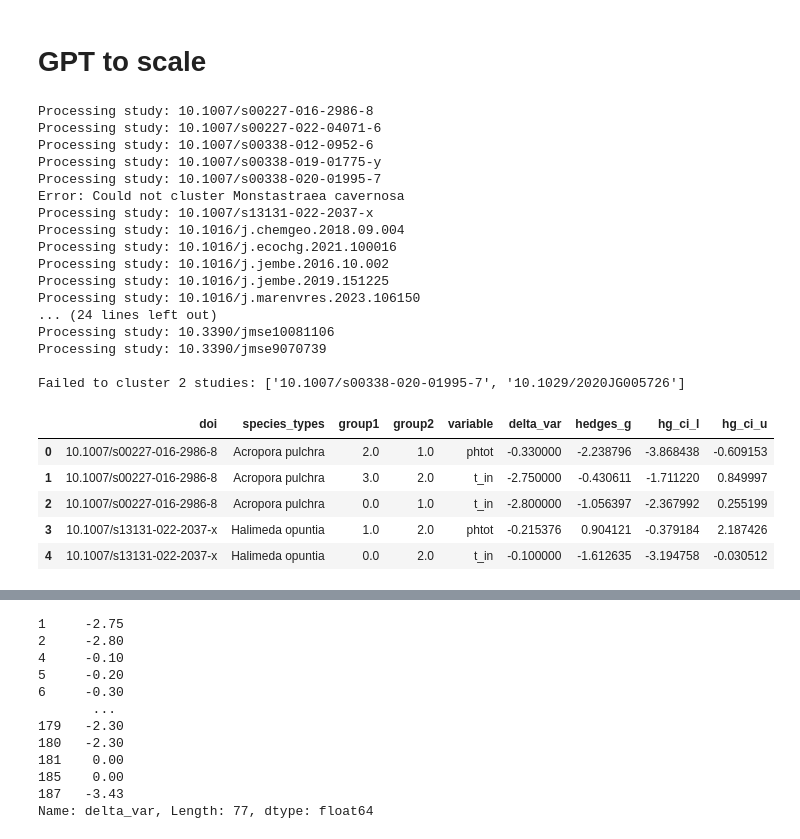
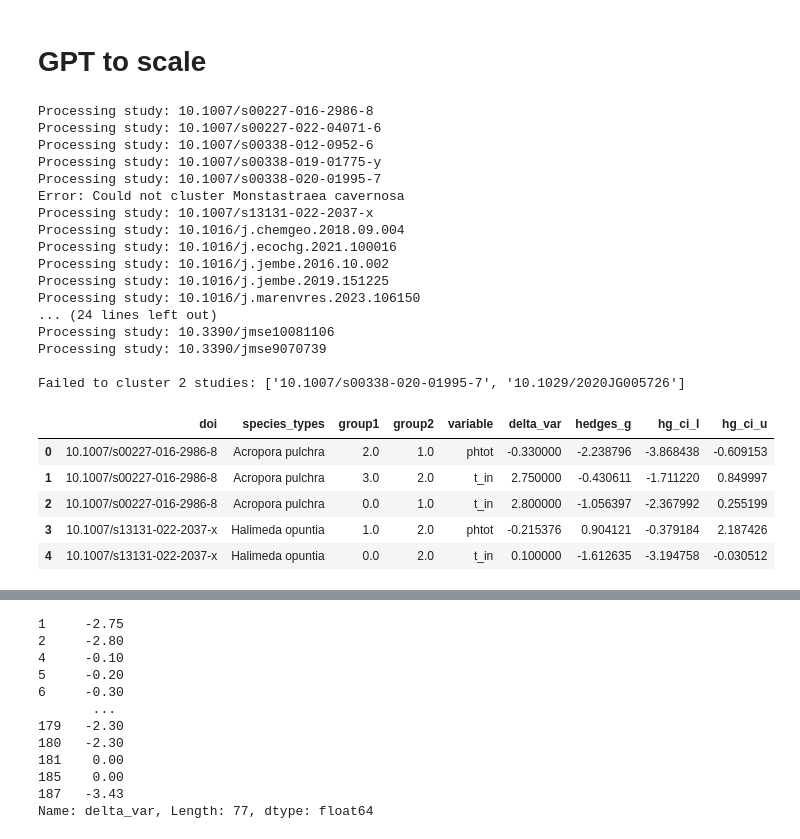
Before and after one commit to orlando-code/calc-rates, a Jupyter notebook: analysis.ipynb, the cells around one changed output, grey strips where cells are left out. Saved outputs shown, nothing was run; the diff lists cells and outputs as text; code cells hidden in the pictures.

```diff
--- a/analysis.ipynb
+++ b/analysis.ipynb
@@ -308,7 +308,7 @@ def compute_hedges_g(df, vars_to_compare=['t_in', 'phtot']):
                             if df1_sample[var] > df2_sample[var]:
                                 group1, group2 = group2, group1
                                 df1_sample, df2_sample = df2_sample, df1_sample
-                            delta_var = df1_sample[var] - df2_sample[var]
+                            delta_var = df2_sample[var] - df1_sample[var]
 
                         mu1, std1, n1 = df1_sample['calcification'], df1_sample['calcification_sd'], df1_sample['n']
                         mu2, std2, n2 = df2_sample['calcification'], df2_sample['calcification_sd'], df2_sample['n']
@@ -341,43 +341,42 @@ for study_name, study_df in carb_df.groupby('doi'):
     study_df = cluster_treatments(study_df, independent_vars)
     if any(study_df['treatment_group'].isna()):
         failures.append(study_name)
         continue
     # 2. identify control conditions (min_temp, max_pH)
     control_conditions = determine_control_conditions(study_df)
 
     # 3. compute Hedges' g for each treatment group
     hedges_results = compute_hedges_g(study_df)
     all_results.extend(hedges_results)
 
 print(f"\nFailed to cluster {len(failures)} studies: {failures}")
+
+results_df = pd.DataFrame(all_results)
+results_df.head()
 # %% [output]
 Processing study: 10.1007/s00227-016-2986-8
 Processing study: 10.1007/s00227-022-04071-6
 Processing study: 10.1007/s00338-012-0952-6
 Processing study: 10.1007/s00338-019-01775-y
 Processing study: 10.1007/s00338-020-01995-7
 Error: Could not cluster Monstastraea cavernosa
 Processing study: 10.1007/s13131-022-2037-x
 Processing study: 10.1016/j.chemgeo.2018.09.004
 Processing study: 10.1016/j.ecochg.2021.100016
 Processing study: 10.1016/j.jembe.2016.10.002
 Processing study: 10.1016/j.jembe.2019.151225
 Processing study: 10.1016/j.marenvres.2023.106150
 ... (24 lines left out)
 Processing study: 10.3390/jmse10081106
 Processing study: 10.3390/jmse9070739
 
 Failed to cluster 2 studies: ['10.1007/s00338-020-01995-7', '10.1029/2020JG005726']
+|  | doi | species_types | group1 | group2 | variable | delta_var | hedges_g | hg_ci_l | hg_ci_u |
+| 0 | 10.1007/s00227-016-2986-8 | Acropora pulchra | 2.0 | 1.0 | phtot | -0.330000 | -2.238796 | -3.868438 | -0.609153 |
+| 1 | 10.1007/s00227-016-2986-8 | Acropora pulchra | 3.0 | 2.0 | t_in | 2.750000 | -0.430611 | -1.711220 | 0.849997 |
+| 2 | 10.1007/s00227-016-2986-8 | Acropora pulchra | 0.0 | 1.0 | t_in | 2.800000 | -1.056397 | -2.367992 | 0.255199 |
+| 3 | 10.1007/s13131-022-2037-x | Halimeda opuntia | 1.0 | 2.0 | phtot | -0.215376 | 0.904121 | -0.379184 | 2.187426 |
+| 4 | 10.1007/s13131-022-2037-x | Halimeda opuntia | 0.0 | 2.0 | t_in | 0.100000 | -1.612635 | -3.194758 | -0.030512 |
-# %%
-results_df = pd.DataFrame(all_results)
-results_df.head()
-# %% [output]
-|  | doi | species_types | group1 | group2 | variable | delta_var | hedges_g | hg_ci_l | hg_ci_u |
-| 0 | 10.1007/s00227-016-2986-8 | Acropora pulchra | 2.0 | 1.0 | phtot | -0.330000 | -2.238796 | -3.868438 | -0.609153 |
-| 1 | 10.1007/s00227-016-2986-8 | Acropora pulchra | 3.0 | 2.0 | t_in | -2.750000 | -0.430611 | -1.711220 | 0.849997 |
-| 2 | 10.1007/s00227-016-2986-8 | Acropora pulchra | 0.0 | 1.0 | t_in | -2.800000 | -1.056397 | -2.367992 | 0.255199 |
-| 3 | 10.1007/s13131-022-2037-x | Halimeda opuntia | 1.0 | 2.0 | phtot | -0.215376 | 0.904121 | -0.379184 | 2.187426 |
-| 4 | 10.1007/s13131-022-2037-x | Halimeda opuntia | 0.0 | 2.0 | t_in | -0.100000 | -1.612635 | -3.194758 | -0.030512 |
 # %%
 fig, (ax_ph, ax_t) = plt.subplots(1, 2, figsize=(12, 6), dpi=150, sharey=True)
 
```
Also changed, not shown: parts of 1 cell of this notebook.
